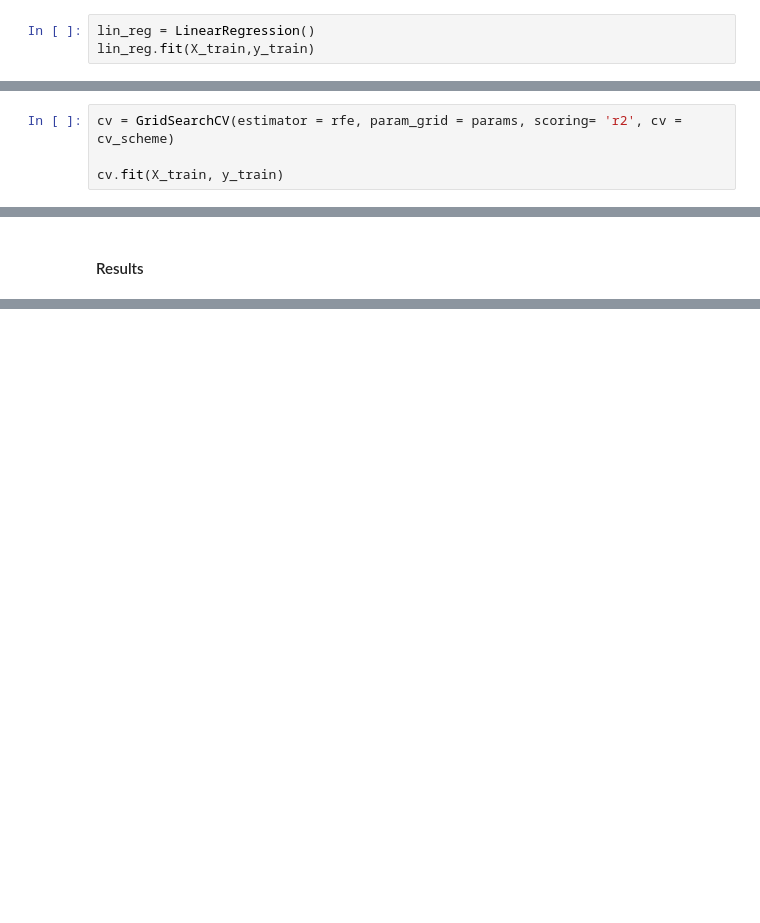
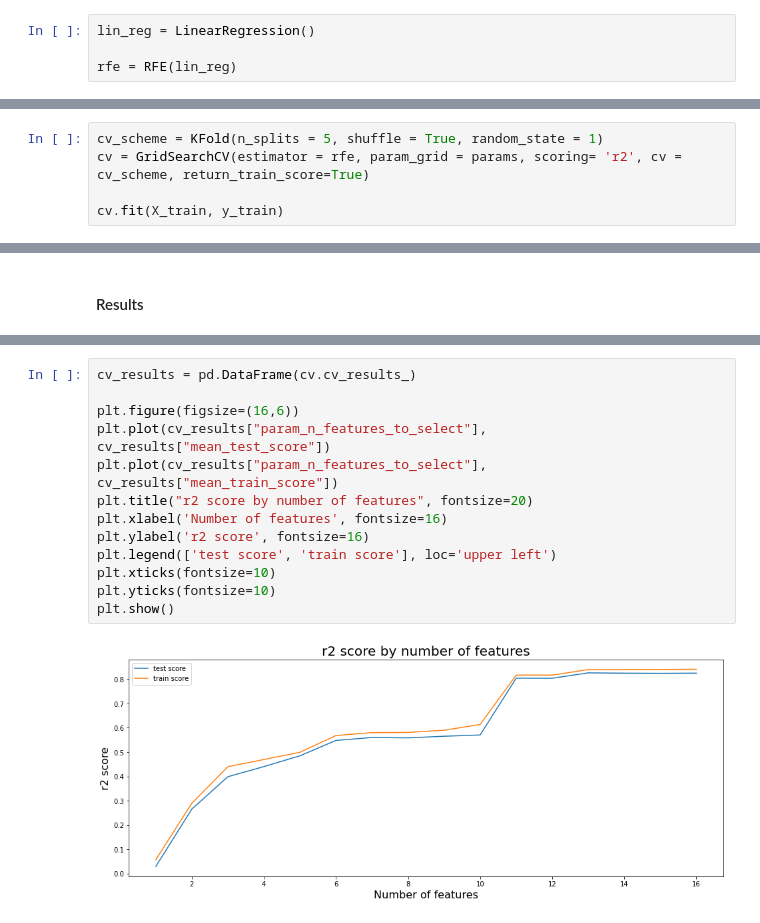
Before and after one commit to ZasadnyJan/Concrete_strength_regression, a Jupyter notebook: Main_notebook.ipynb, the cells around one changed output, grey strips where cells are left out. Saved outputs shown, nothing was run; the diff lists cells and outputs as text; blank space fills up the shorter version.

```diff
--- a/Main_notebook.ipynb
+++ b/Main_notebook.ipynb
@@ -542,3 +541,4 @@ X_test = pd.DataFrame(feature_scaler.transform(X_test),columns=X_train.columns)
 # %%
 lin_reg = LinearRegression()
-lin_reg.fit(X_train,y_train)
+
+rfe = RFE(lin_reg)
@@ -599,7 +549,8 @@ params = [{'n_features_to_select': list(range(1, 17))}]
 # %% [markdown]
 #### Grid search with cross validation
 # %%
-cv = GridSearchCV(estimator = rfe, param_grid = params, scoring= 'r2', cv = cv_scheme)
+cv_scheme = KFold(n_splits = 5, shuffle = True, random_state = 1)
+cv = GridSearchCV(estimator = rfe, param_grid = params, scoring= 'r2', cv = cv_scheme, return_train_score=True)
 
 cv.fit(X_train, y_train)
 # %% [output]
@@ -634,0 +565,15 @@ cv_results
+# %%
+cv_results = pd.DataFrame(cv.cv_results_)
+
+plt.figure(figsize=(16,6))
+plt.plot(cv_results["param_n_features_to_select"], cv_results["mean_test_score"])
+plt.plot(cv_results["param_n_features_to_select"], cv_results["mean_train_score"])
+plt.title("r2 score by number of features", fontsize=20)
+plt.xlabel('Number of features', fontsize=16)
+plt.ylabel('r2 score', fontsize=16)
+plt.legend(['test score', 'train score'], loc='upper left')
+plt.xticks(fontsize=10)
+plt.yticks(fontsize=10)
+plt.show()
+# %% [output]
+[figure, added]
```
Also changed, not shown: parts of 42 cells of this notebook.
